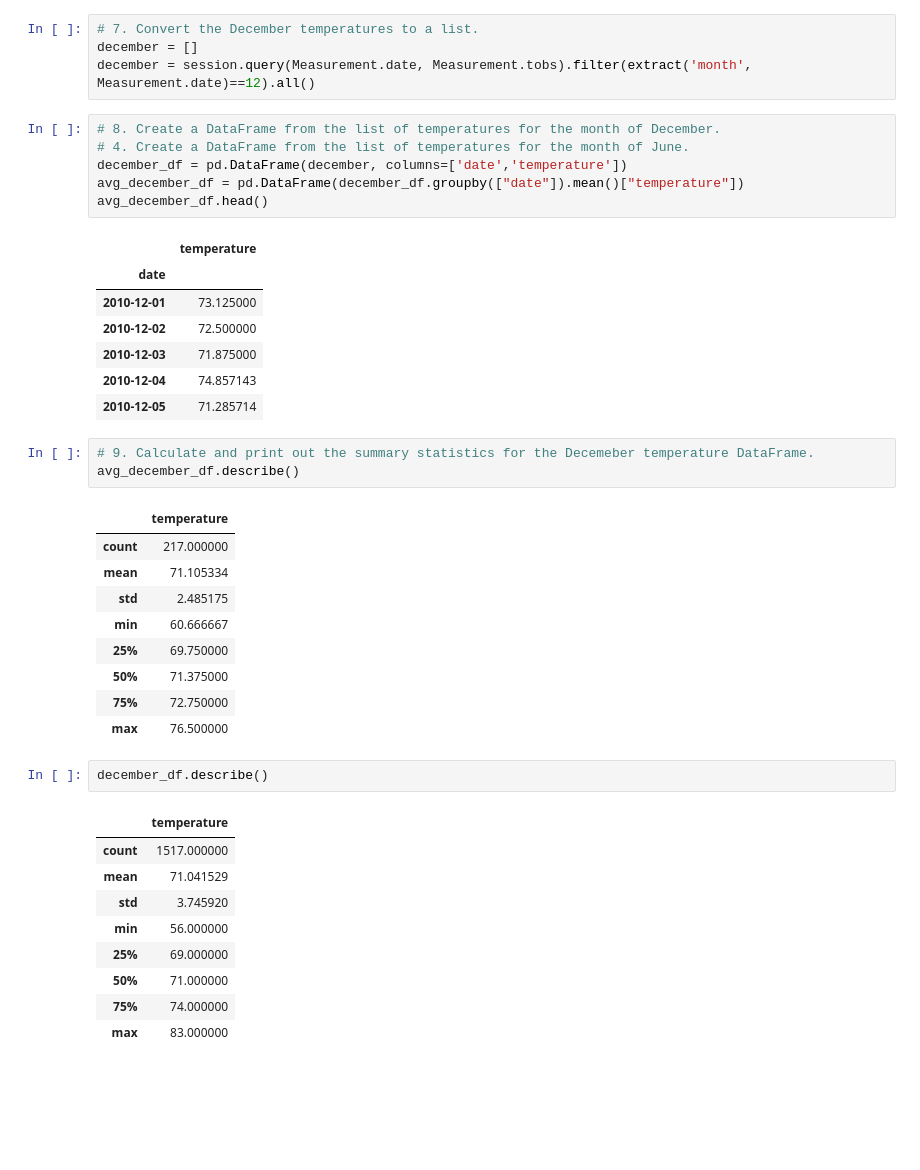
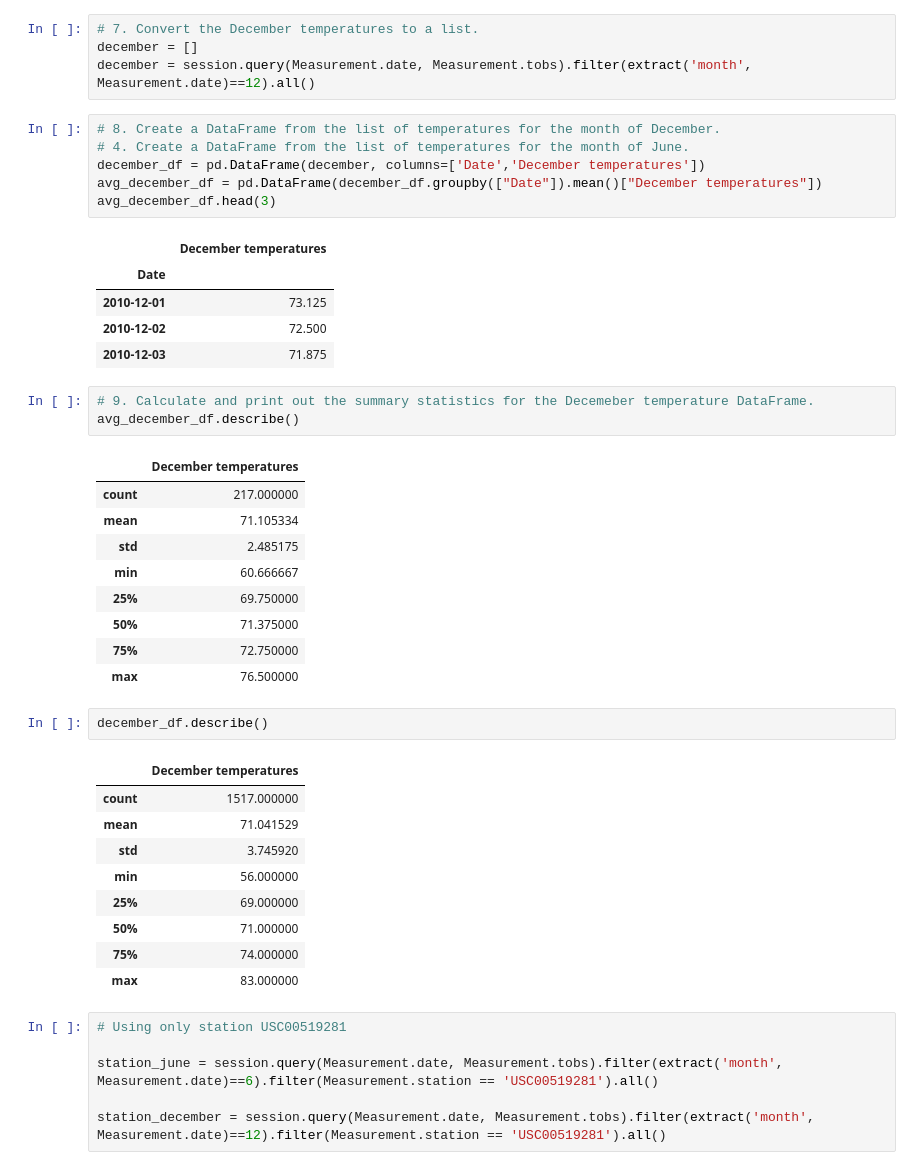
Before and after one commit to GabrielaTuma/surfs_up, a Jupyter notebook: SurfsUp_Challenge.ipynb, the cells around one changed output. Drawn from its saved outputs; the diff is of its cells as text; blank space fills up the shorter version.

```diff
--- a/SurfsUp_Challenge.ipynb
+++ b/SurfsUp_Challenge.ipynb
@@ -120,22 +120,20 @@ december = session.query(Measurement.date, Measurement.tobs).filter(extract('mon
 # %%
 # 8. Create a DataFrame from the list of temperatures for the month of December.
 # 4. Create a DataFrame from the list of temperatures for the month of June.
-december_df = pd.DataFrame(december, columns=['date','temperature'])
-avg_december_df = pd.DataFrame(december_df.groupby(["date"]).mean()["temperature"])
-avg_december_df.head()
+december_df = pd.DataFrame(december, columns=['Date','December temperatures'])
+avg_december_df = pd.DataFrame(december_df.groupby(["Date"]).mean()["December temperatures"])
+avg_december_df.head(3)
 # %% [output]
-|  | temperature |
-| date |  |
-| 2010-12-01 | 73.125000 |
-| 2010-12-02 | 72.500000 |
-| 2010-12-03 | 71.875000 |
-| 2010-12-04 | 74.857143 |
-| 2010-12-05 | 71.285714 |
+|  | December temperatures |
+| Date |  |
+| 2010-12-01 | 73.125 |
+| 2010-12-02 | 72.500 |
+| 2010-12-03 | 71.875 |
 # %%
 # 9. Calculate and print out the summary statistics for the Decemeber temperature DataFrame.
 avg_december_df.describe()
 # %% [output]
-|  | temperature |
+|  | December temperatures |
 | count | 217.000000 |
 | mean | 71.105334 |
 | std | 2.485175 |
@@ -147,7 +145,7 @@ avg_december_df.describe()
 # %%
 december_df.describe()
 # %% [output]
-|  | temperature |
+|  | December temperatures |
 | count | 1517.000000 |
 | mean | 71.041529 |
 | std | 3.745920 |
@@ -156,3 +154,9 @@ december_df.describe()
 | 50% | 71.000000 |
 | 75% | 74.000000 |
 | max | 83.000000 |
+# %%
+# Using only station USC00519281
+
+station_june = session.query(Measurement.date, Measurement.tobs).filter(extract('month', Measurement.date)==6).filter(Measurement.station == 'USC00519281').all()
+
+station_december = session.query(Measurement.date, Measurement.tobs).filter(extract('month', Measurement.date)==12).filter(Measurement.station == 'USC00519281').all()
```
Also changed, not shown: parts of 5 cells of this notebook, 7 other files.
